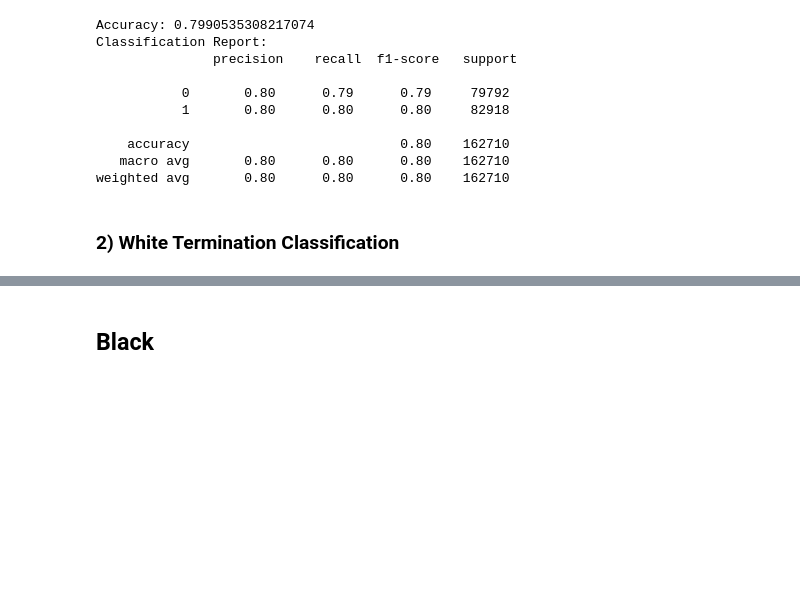
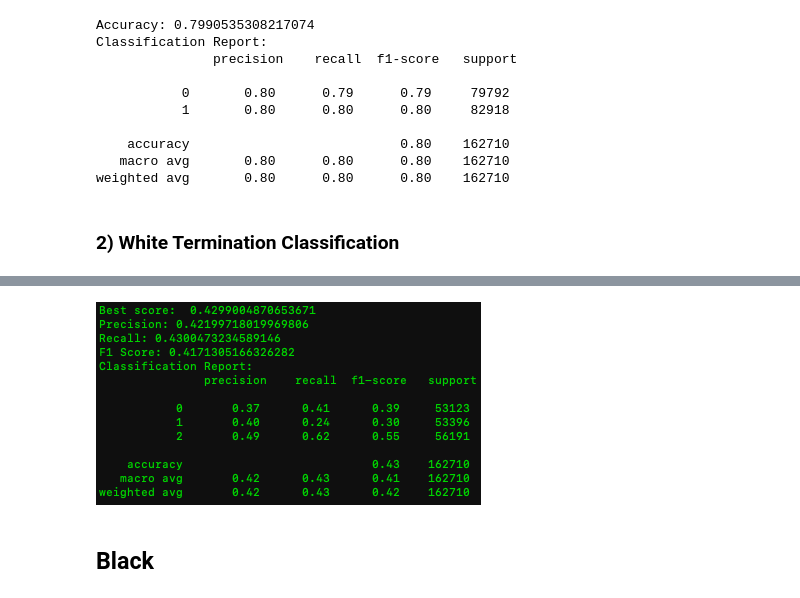
Before and after one commit to yijisuk/SC1015-Z137-Team7, a Jupyter notebook: 7-gradient-boosting.ipynb, the cells around one changed output, grey strips where cells are left out. Saved outputs shown, nothing was run; the diff lists cells and outputs as text; code cells hidden in the pictures; blank space fills up the shorter version.

Commit message:
images fix

```diff
--- a/7-gradient-boosting.ipynb
+++ b/7-gradient-boosting.ipynb
@@ -323,3 +321,8 @@ xgboost_classification(
+# %%
+from IPython import display
+display.Image("gb-results/white-termination.png")
+# %% [output]
+[figure, added]
 # %% [markdown]
 ## **Black**
 # %% [markdown]
```
Also changed, not shown: parts of 3 cells of this notebook.
